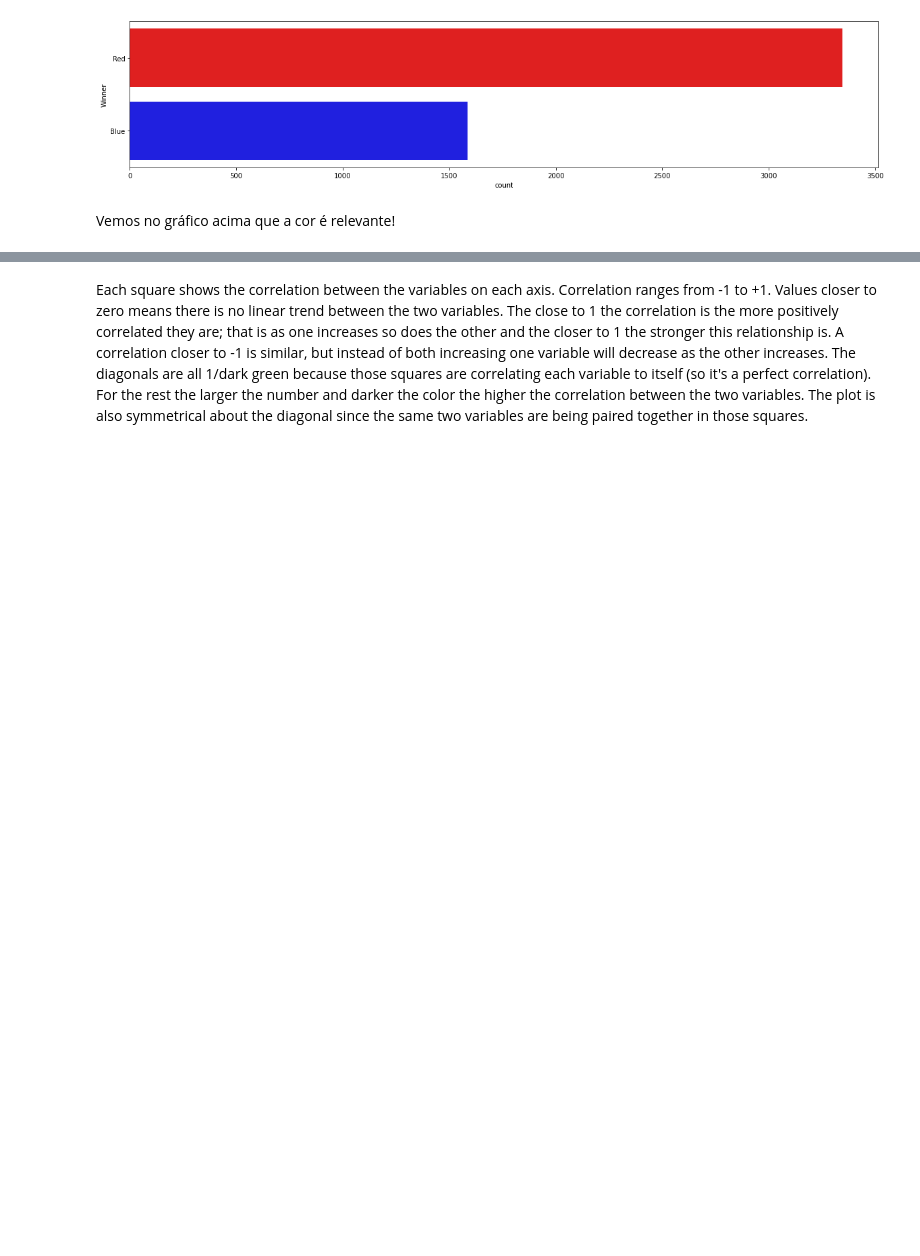
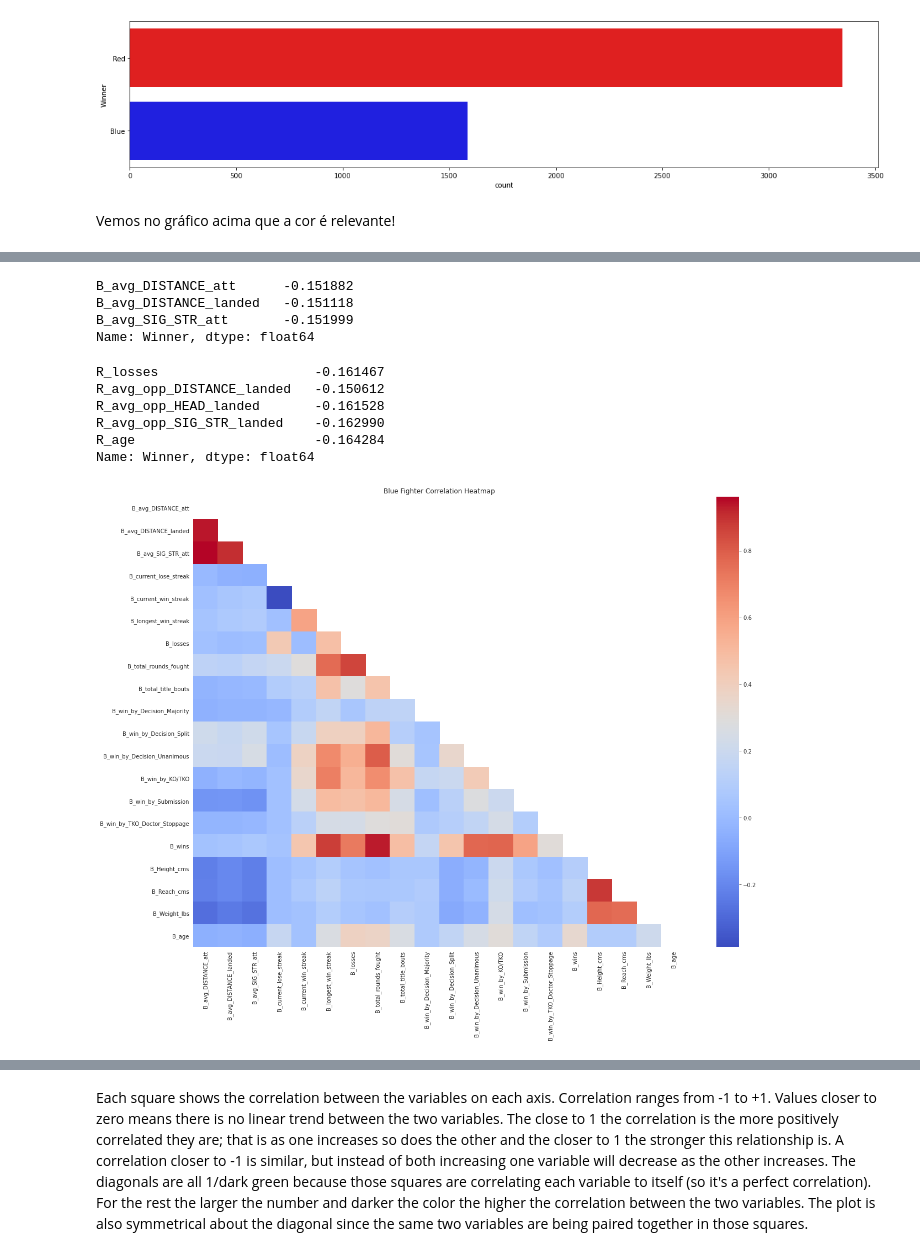
Before and after one commit to arariba/ufc-prediction, a Jupyter notebook: UFC.ipynb, the cells around one changed output, grey strips where cells are left out. Cells and saved outputs as stored; diff of their text form; code cells hidden in the pictures; blank space fills up the shorter version.

```diff
--- a/UFC.ipynb
+++ b/UFC.ipynb
@@ -374,0 +428,18 @@ with sns.axes_style("white"):
+# %%
+df = ufc_data_B.corr()
+df[df['Winner']<-0.15]['Winner']
+# %% [output]
+B_avg_DISTANCE_att      -0.151882
+B_avg_DISTANCE_landed   -0.151118
+B_avg_SIG_STR_att       -0.151999
+Name: Winner, dtype: float64
+# %%
+df = ufc_data_R.corr()
+df[df['Winner']<-0.15]['Winner']
+# %% [output]
+R_losses                    -0.161467
+R_avg_opp_DISTANCE_landed   -0.150612
+R_avg_opp_HEAD_landed       -0.161528
+R_avg_opp_SIG_STR_landed    -0.162990
+R_age                       -0.164284
+Name: Winner, dtype: float64
@@ -374,0 +495,3 @@ with sns.axes_style("white"):
+# %%
+B_columns_clean = ['Winner'] + ufc_data_clean.filter(regex='^B_',axis=1).columns.to_list()
+ufc_data_B_clean = ufc_data_clean[B_columns_clean]
@@ -374,0 +501,9 @@ with sns.axes_style("white"):
+# %%
+plt.figure(figsize=(20,15))
+corr = ufc_data_B_clean.corr()
+mask = np.zeros_like(corr)
+mask[np.triu_indices_from(mask)] = True
+with sns.axes_style("white"):
+    ax = sns.heatmap(corr, mask=mask, square=False,cmap="coolwarm").set_title("Blue Fighter Correlation Heatmap")
+# %% [output]
+[figure, added]
```
Also changed, not shown: parts of 23 cells of this notebook, 4 other files.
